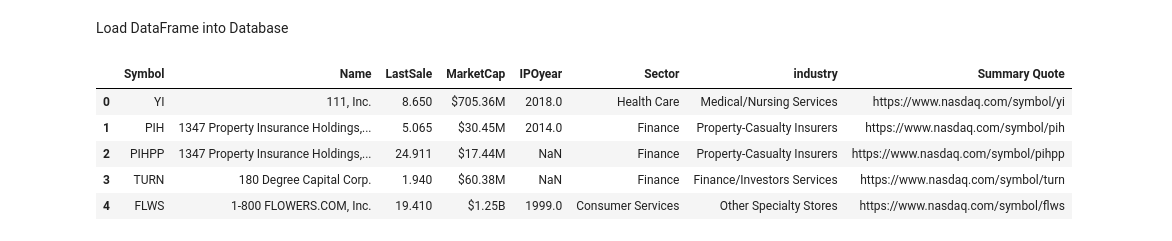
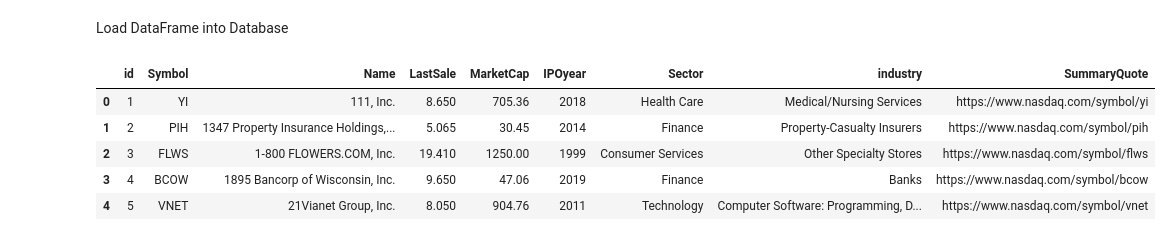
Before and after one commit to jcrossru/ETL_project, a Jupyter notebook: nasdaq.ipynb, the cells around one changed output. Cells and saved outputs as stored; diff of their text form; code cells hidden in the pictures.

```diff
--- a/nasdaq.ipynb
+++ b/nasdaq.ipynb
@@ -122,10 +147,10 @@ cleandf_ndaq.to_sql(name='cleandf_ndaq', con=engine, if_exists='append', index=F
 # %%
 #Confirm load
-pd.read_sql_query('select * from cleandf_ndaq', con=engine).head()
+pd.read_sql_query('select * from companylist_nasdq', con=engine).head()
 # %% [output]
-|  | Symbol | Name | LastSale | MarketCap | IPOyear | Sector | industry | Summary Quote |
-| 0 | YI | 111, Inc. | 8.650 | $705.36M | 2018.0 | Health Care | Medical/Nursing Services | https://www.nasdaq.com/symbol/yi |
-| 1 | PIH | 1347 Property Insurance Holdings,... | 5.065 | $30.45M | 2014.0 | Finance | Property-Casualty Insurers | https://www.nasdaq.com/symbol/pih |
-| 2 | PIHPP | 1347 Property Insurance Holdings,... | 24.911 | $17.44M | NaN | Finance | Property-Casualty Insurers | https://www.nasdaq.com/symbol/pihpp |
-| 3 | TURN | 180 Degree Capital Corp. | 1.940 | $60.38M | NaN | Finance | Finance/Investors Services | https://www.nasdaq.com/symbol/turn |
-| 4 | FLWS | 1-800 FLOWERS.COM, Inc. | 19.410 | $1.25B | 1999.0 | Consumer Services | Other Specialty Stores | https://www.nasdaq.com/symbol/flws |
+|  | id | Symbol | Name | LastSale | MarketCap | IPOyear | Sector | industry | SummaryQuote |
+| 0 | 1 | YI | 111, Inc. | 8.650 | 705.36 | 2018 | Health Care | Medical/Nursing Services | https://www.nasdaq.com/symbol/yi |
+| 1 | 2 | PIH | 1347 Property Insurance Holdings,... | 5.065 | 30.45 | 2014 | Finance | Property-Casualty Insurers | https://www.nasdaq.com/symbol/pih |
+| 2 | 3 | FLWS | 1-800 FLOWERS.COM, Inc. | 19.410 | 1250.00 | 1999 | Consumer Services | Other Specialty Stores | https://www.nasdaq.com/symbol/flws |
+| 3 | 4 | BCOW | 1895 Bancorp of Wisconsin, Inc. | 9.650 | 47.06 | 2019 | Finance | Banks | https://www.nasdaq.com/symbol/bcow |
+| 4 | 5 | VNET | 21Vianet Group, Inc. | 8.050 | 904.76 | 2011 | Technology | Computer Software: Programming, D... | https://www.nasdaq.com/symbol/vnet |
```
Also changed, not shown: parts of 10 cells of this notebook.
